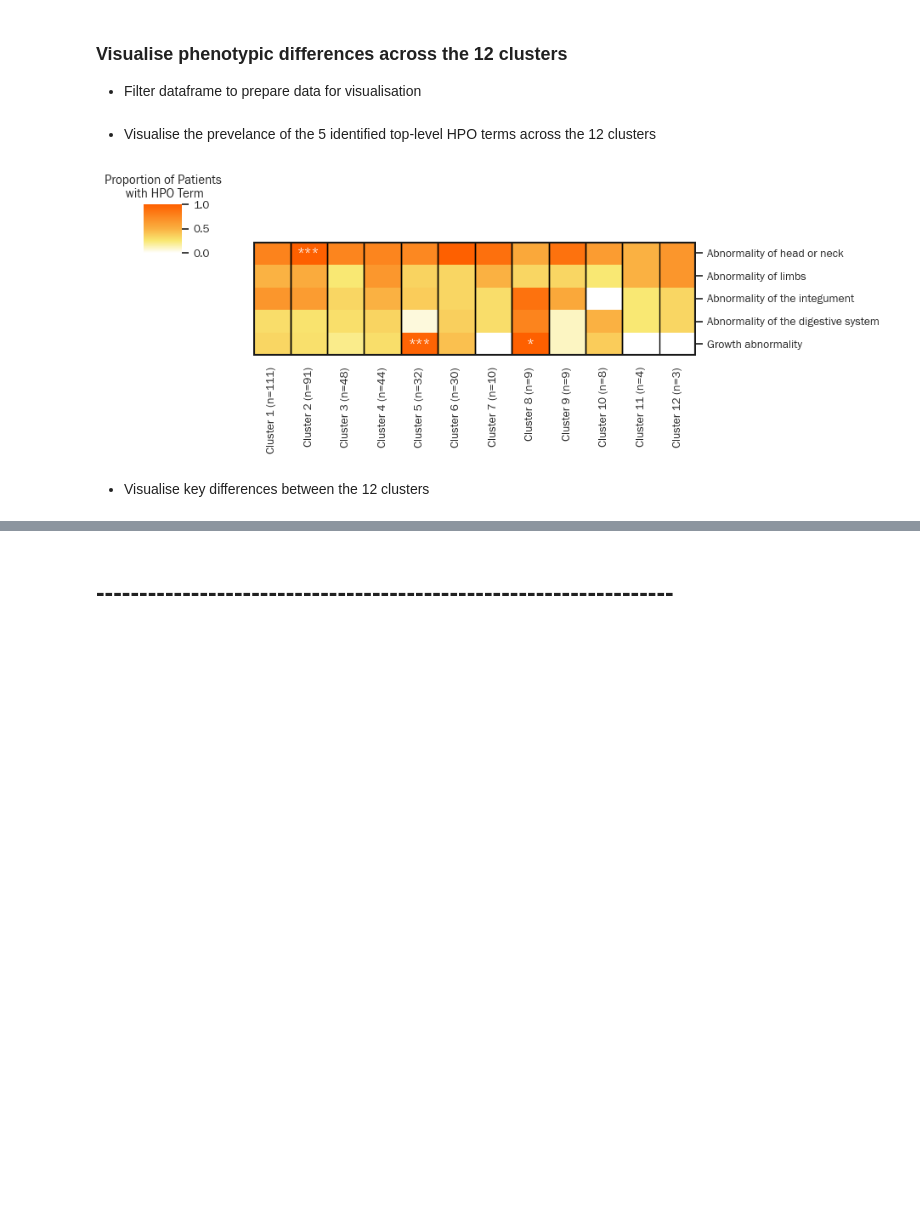
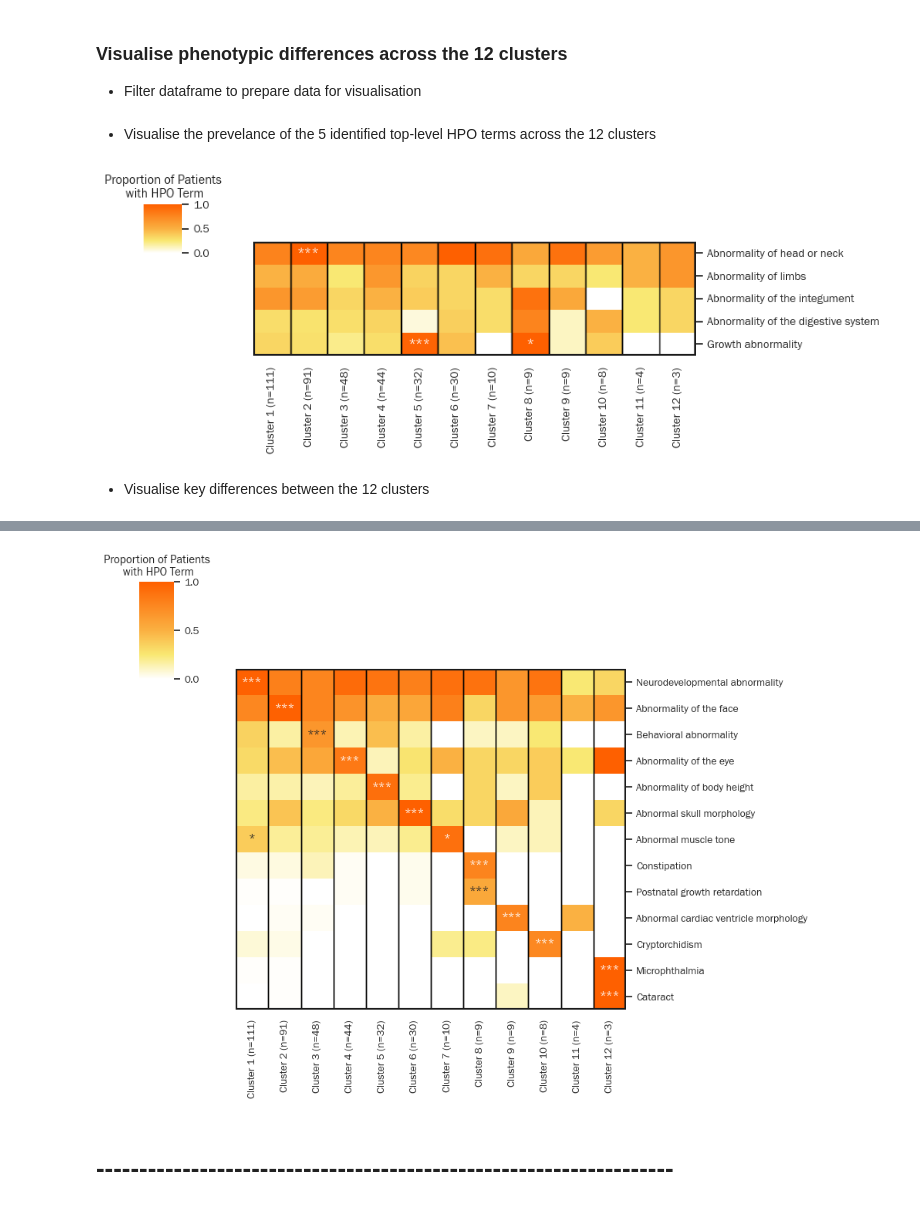
Before and after one commit to alicesmail12/HPOAnalysis, a Jupyter notebook: Analysis Notebooks/DECIPHERClusteringPatients.ipynb, the cells around one changed output, grey strips where cells are left out. Saved outputs shown, nothing was run; the diff lists cells and outputs as text; code cells hidden in the pictures; blank space fills up the shorter version.

```diff
--- a/Analysis Notebooks/DECIPHERClusteringPatients.ipynb
+++ b/Analysis Notebooks/DECIPHERClusteringPatients.ipynb
@@ -340,0 +297,88 @@ plt.show()
+# %%
+# Get all significant terms across all groups
+allSigTerms = pd.DataFrame()
+topPhenotypes = []
+for i in range(1,13):
+
+    # Get significant terms for each cluster
+    clusterFreqSig = clusterFreq[clusterFreq['cluster_'+str(i)+'_adj_p_value'] < 0.05]
+    clusterFreqSig = clusterFreqSig[clusterFreqSig['cluster_'+str(i)+'_OR'] > 1]
+    allSigTerms = pd.concat([allSigTerms, clusterFreqSig], axis=0)
+
+allSigTerms.to_csv('allSigTerms.csv')
+
+# Get top 2 HPO terms for each cluster by smallest p-value
+topPhenotypes = []
+for i in range(1,13):
+
+    # Get 2 most significant terms for each cluster
+    topCluster = allSigTerms.sort_values(by='cluster_'+str(i)+'_p_value', ascending=True)['hpo_term'].head(n=2)
+    print(list(topCluster))
+    topPhenotypes.append(topCluster)
+
+# Flatten list
+topPhenotypesFlatList = [item for sublist in topPhenotypes for item in sublist]
+
+# Simplify heatmap: manually remove terms that are child terms of the other term identified in each group
+topPhenotypesFlatList.remove('Neurological speech impairment') # 'Neurodevelopmental abnormality' retained
+topPhenotypesFlatList.remove('Abnormal nasal morphology') # 'Abnormality of the face'retained
+topPhenotypesFlatList.remove('Autistic behavior') # 'Behavioural abnormality' retained
+topPhenotypesFlatList.remove('Abnormal eye physiology') # 'Abnormality of the eye' retained
+topPhenotypesFlatList.remove('Abnormality of skull size') # 'Abnormal skull morphology' retained
+topPhenotypesFlatList.remove('Ventricular septal defect') # 'Abnormal cardiac ventricle morphology' retained
+
+# Remove duplicated terms (significant in two clusters)
+topPhenotypesFlatList.remove('Abnormal muscle tone')
+
+# Remove top-level terms that are present in the above heatmap
+topPhenotypesFlatList.remove('Growth abnormality')
+
+# Remove/replace parent terms that reflect a single child term
+topPhenotypesFlatList.remove('Abnormal external genitalia')
+topPhenotypesFlatList.remove('Abnormality of male external genitalia')
+topPhenotypesFlatList.insert(10, 'Cryptorchidism')
+
+# Remove terms that are not significant in relevant cluster
+topPhenotypesFlatList.remove('Abnormal heart morphology') # Top term for cluster 11 but not significant
+topPhenotypesFlatList.remove('Abnormality of cardiovascular system morphology')
+
+# Filter using HPO terms list
+clusterFreqPhenotypesFiltered  = clusterFreqPhenotypes[clusterFreqPhenotypes.index.isin(topPhenotypesFlatList)]
+clusterFreqPhenotypesFiltered.index = pd.Categorical(clusterFreqPhenotypesFiltered.index, categories=topPhenotypesFlatList, ordered=True)
+clusterFreqPhenotypesFiltered = clusterFreqPhenotypesFiltered.sort_index()
+
+clusterFreqPvalFiltered  = clusterFreqPval[clusterFreqPval.index.isin(topPhenotypesFlatList)]
+clusterFreqPvalFiltered.index = pd.Categorical(clusterFreqPvalFiltered.index, categories=topPhenotypesFlatList, ordered=True)
+clusterFreqPvalFiltered = clusterFreqPvalFiltered.sort_index()
+
+# Plot heatmap
+cmap = LinearSegmentedColormap.from_list('custom', [(0, 'white'), (0.25, '#f9e873'), (0.5, '#fab142'), (1, '#fe6000')], N=256)
+sns.set_style("white")
+sns.set_theme(font_scale=0.9, font="Franklin Gothic Book")
+heatmap = sns.clustermap(clusterFreqPhenotypesFiltered, cmap=cmap, method="ward", annot=clusterFreqPvalFiltered, figsize=(9, 7),
+                         row_cluster=False, col_cluster=False, fmt="", cbar_kws={'ticks':[0, 0.50, 1], 'orientation':'vertical'})
+heatmap.ax_cbar.set_title('Proportion of Patients\n with HPO Term')
+
+ax = heatmap.ax_heatmap
+ax.add_patch(Rectangle((0,0 ), 1, 200, fill=False, edgecolor='black', lw=1))
+ax.add_patch(Rectangle((1,0 ), 1, 200, fill=False, edgecolor='black', lw=1))
+ax.add_patch(Rectangle((2,0 ), 1, 200, fill=False, edgecolor='black', lw=1))
+ax.add_patch(Rectangle((3,0 ), 1, 200, fill=False, edgecolor='black', lw=1))
+ax.add_patch(Rectangle((4,0 ), 1, 200, fill=False, edgecolor='black', lw=1))
+ax.add_patch(Rectangle((5,0 ), 1, 200, fill=False, edgecolor='black', lw=1))
+ax.add_patch(Rectangle((6,0 ), 1, 200, fill=False, edgecolor='black', lw=1))
+ax.add_patch(Rectangle((7,0 ), 1, 200, fill=False, edgecolor='black', lw=1))
+ax.add_patch(Rectangle((8,0 ), 1, 200, fill=False, edgecolor='black', lw=1))
+ax.add_patch(Rectangle((9,0 ), 1, 200, fill=False, edgecolor='black', lw=1))
+ax.add_patch(Rectangle((10,0 ), 1, 200, fill=False, edgecolor='black', lw=1))
+ax.add_patch(Rectangle((11,0 ), 1, 200, fill=False, edgecolor='black', lw=1))
+ax.add_patch(Rectangle((12,0 ), 1, 200, fill=False, edgecolor='black', lw=1))
+
+ax.axhline(y = 0, color='k',linewidth = 3)
+ax.axhline(y = 13, color = 'k', linewidth = 3)
+ax.axvline(x = 0, color = 'k', linewidth = 3)
+ax.axvline(x = 12, color = 'k', linewidth = 3)
+
+plt.savefig('cluster_heatmap.png', dpi=600)
+plt.show()
+# %% [output]
@@ -341,2 +397,3 @@ plt.show()
+[figure, added]
 # %% [markdown]
 # -------------------------------------------------------------------
```
Also changed, not shown: parts of 13 cells of this notebook.
